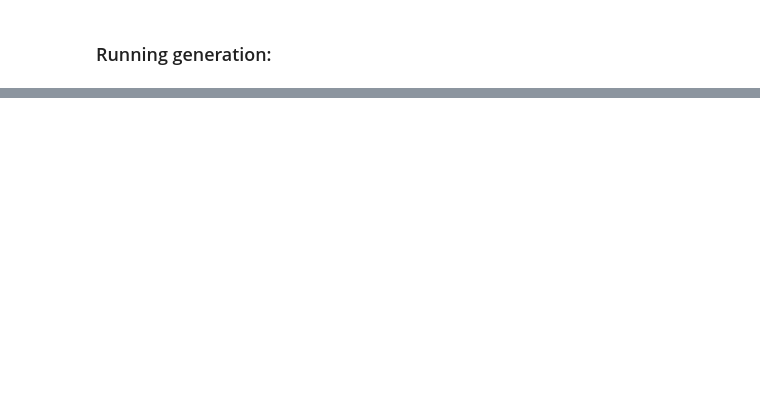
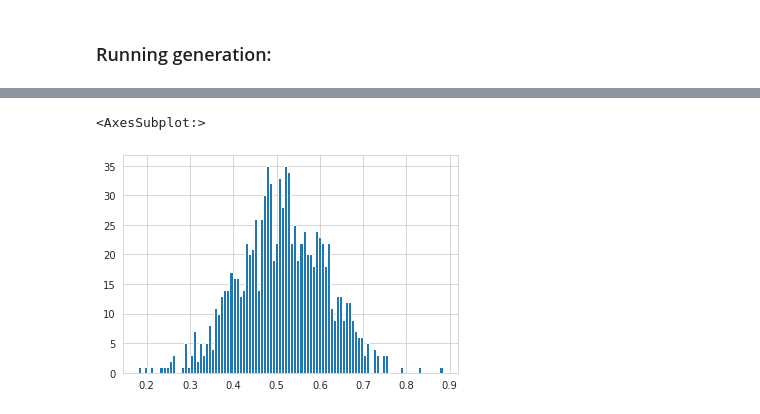
Before and after one commit to juster-finance/juster-core, a Jupyter notebook: projects/2021-07-06-event-simulator/events-simulator.ipynb, the cells around one changed output, grey strips where cells are left out. Drawn from its saved outputs; the diff is of its cells as text; code cells hidden in the pictures; blank space fills up the shorter version.

```diff
--- a/projects/2021-07-06-event-simulator/events-simulator.ipynb
+++ b/projects/2021-07-06-event-simulator/events-simulator.ipynb
@@ -162,0 +252,20 @@ Wall time: 530 ms
+# %%
+market_dynamics = dynamics[3600]
+target_dynamics = 1.00
+iterations = 1000
+results = []
+
+
+for _ in tqdm(range(iterations)):
+    params = generate_params(market_dynamics, target_dynamics)
+    results.append({
+        **params,
+        **run_random_event(**params).to_dict()
+    })
+
+df = pd.json_normalize(results)
+# %%
+df.primary_provider_expected_a.hist(bins=100)
+# %% [output]
+<AxesSubplot:>
+[figure, added]
```
Also changed, not shown: parts of 16 cells of this notebook.
